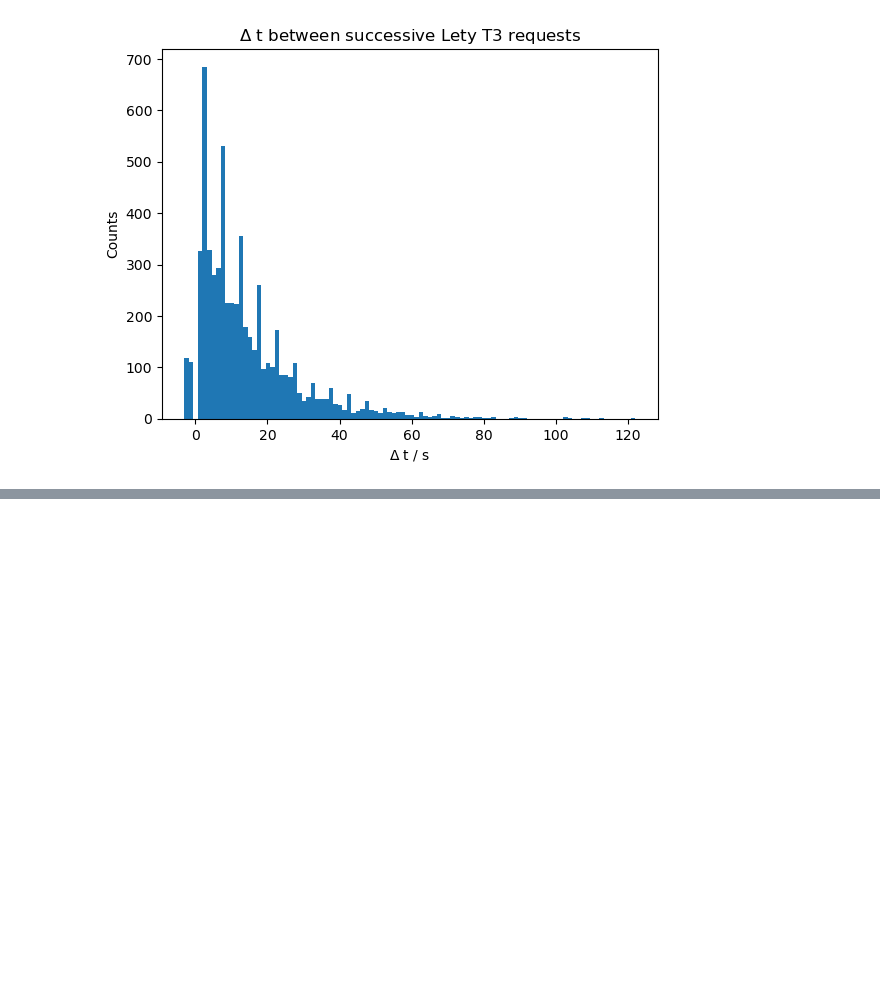
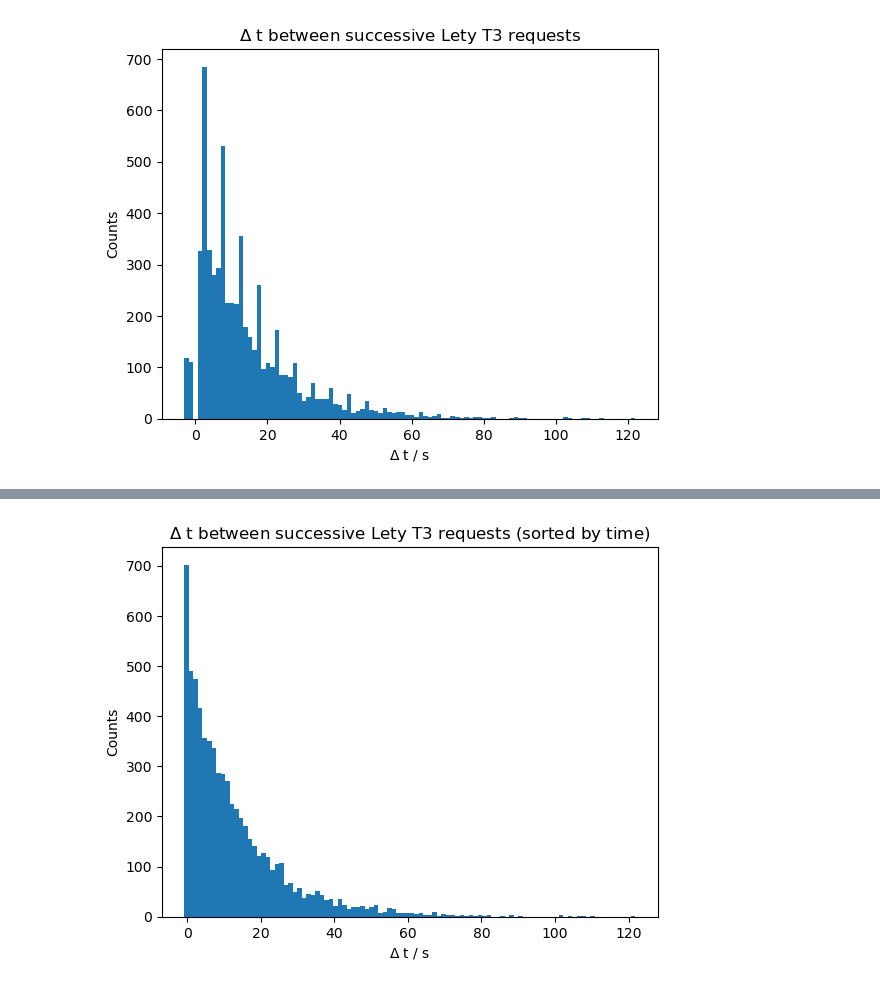
Before and after one commit to bflaggs/iklogParser, a Jupyter notebook: testMultiTriggers/CompareMultiTriggers.ipynb, the cells around one changed output, grey strips where cells are left out. Drawn from its saved outputs; the diff is of its cells as text; code cells hidden in the pictures; blank space fills up the shorter version.

Commit message:
Include microseconds and sort timestamps for comparing successive requests

```diff
--- a/testMultiTriggers/CompareMultiTriggers.ipynb
+++ b/testMultiTriggers/CompareMultiTriggers.ipynb
@@ -70,0 +75,2 @@ plt.show()
+# %%
+neg_delta_t_inds = np.where(np.array(delta_ts) < 0.0)
@@ -70,0 +82,5 @@ plt.show()
+# %%
+for i in range(len(neg_delta_t_inds[0])):
+    ind = neg_delta_t_inds[0][i]
+    print(f"Lines {ind} and {ind+1} have a negative time difference: {data[ind][0]}, {data[ind+1][0]} "\
+          f"and triggers: {data[ind][4]}, {data[ind+1][4]}")
@@ -70,0 +123,3 @@ plt.show()
+# %%
+# Sort data by GPS time in seconds (column 0) and then by GPS microseconds (column 1)
+sortedData = data[np.lexsort((data[:, 1], data[:, 0]))]
@@ -70,0 +142,16 @@ plt.show()
+# %%
+# Now recalculate successive time differences, correctly this time by accounting for microseconds
+delta_ts_sorted = []
+delta_ts_cutMulti_sorted = []
+for i in range(1, len(sortedData)):
+    t1 = float(sortedData[i][0]) + float(sortedData[i][1]) / 1e6
+    t0 = float(sortedData[i-1][0]) + float(sortedData[i-1][1]) / 1e6
+    delta_ts_sorted.append(t1 - t0)
+
+    # One second was chosen arbitrarily, not sure what a good cut would be
+    if delta_ts_sorted[-1] <= 1.0 and sortedData[i][4] == sortedData[i-1][4]:
+        print(f"Lines {i} and {i-1} have similar timestamp and same trigger: {sortedData[i][0]}, {sortedData[i][4]}")
+    elif delta_ts_sorted[-1] <= 1.0 and sortedData[i][4] != sortedData[i-1][4]:
+        continue
+    else:
+        delta_ts_cutMulti_sorted.append(delta_ts_sorted[-1])
@@ -70,0 +176,8 @@ plt.show()
+# %%
+plt.hist(delta_ts_sorted, bins=100, label="All Lety T3 requests")
+plt.xlabel(r"$\Delta$ t / s")
+plt.ylabel("Counts")
+plt.title(r"$\Delta$ t between successive Lety T3 requests (sorted by time)")
+plt.show()
+# %% [output]
+[figure, added]
```
Also changed, not shown: parts of 12 cells of this notebook.
